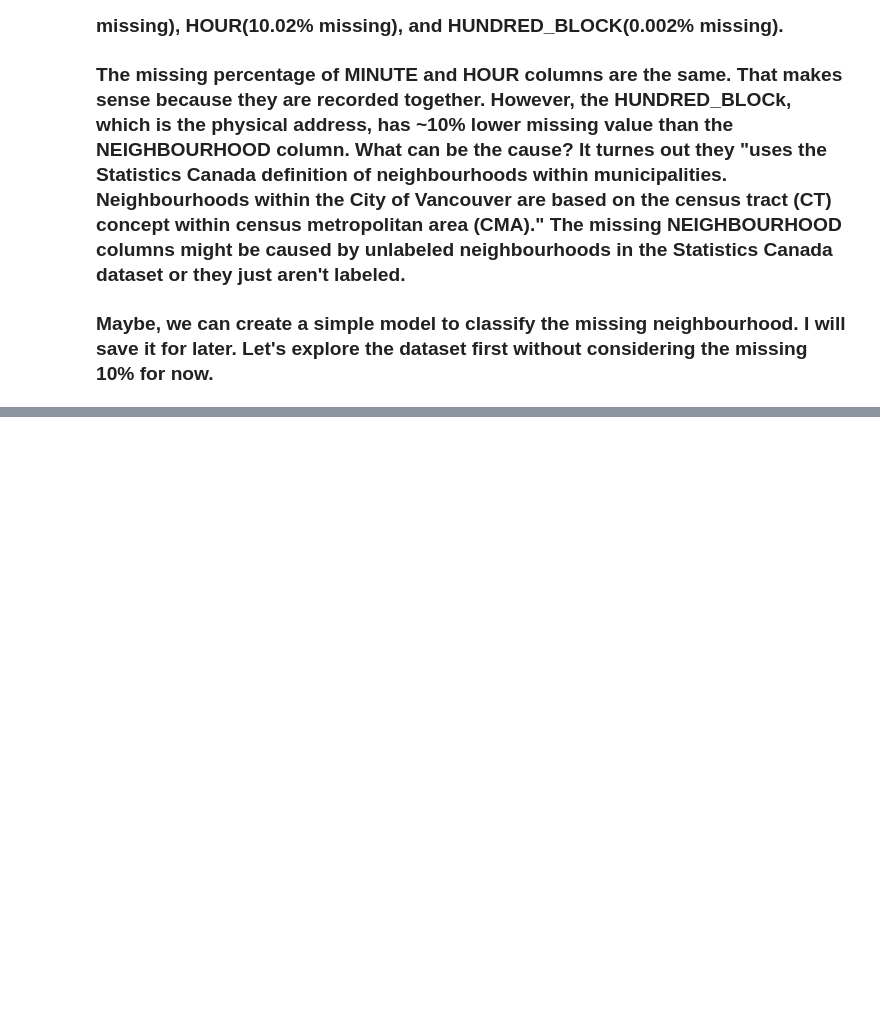
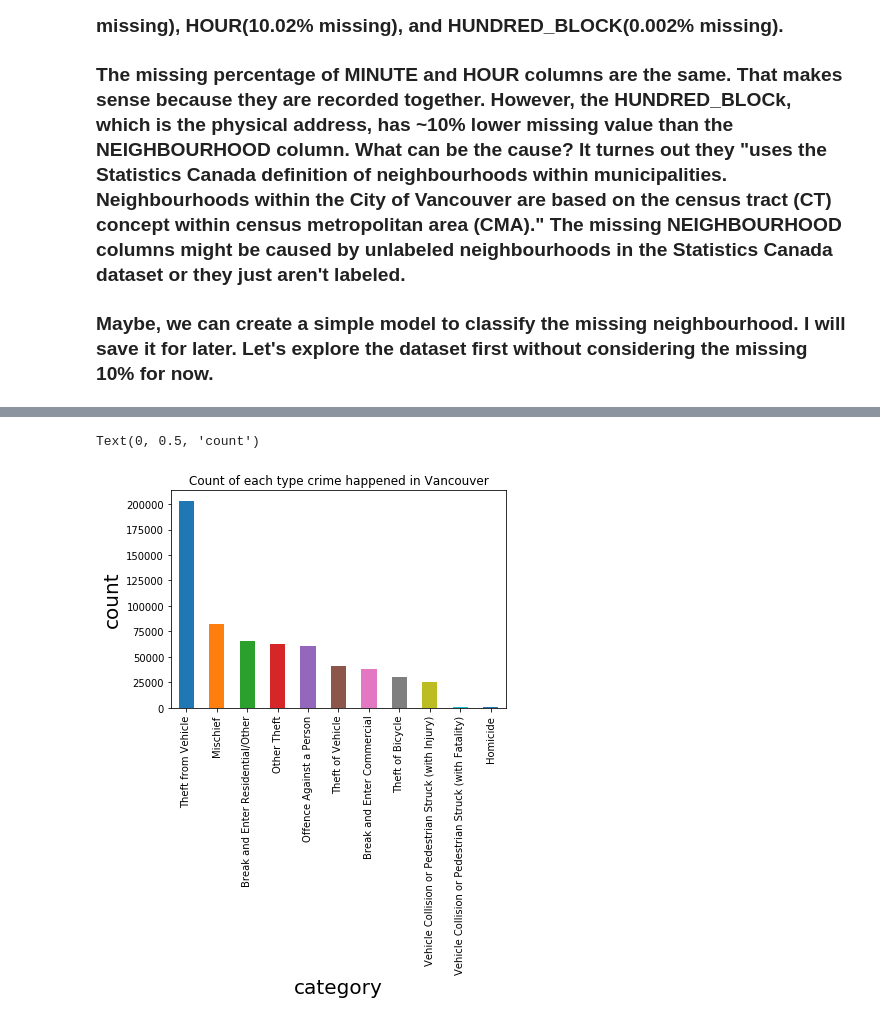
Before and after one commit to KangboLu/Exploratory-Analysis-of-Vancouver-Crimes, a Jupyter notebook: Exploratory Analysis of Vancouver Crime Data .ipynb, the cells around one changed output, grey strips where cells are left out. Drawn from its saved outputs; the diff is of its cells as text; code cells hidden in the pictures; blank space fills up the shorter version.

```diff
--- a/Exploratory Analysis of Vancouver Crime Data .ipynb
+++ b/Exploratory Analysis of Vancouver Crime Data .ipynb
@@ -64,0 +90,8 @@ dtype: float64
+# %%
+# iris flower dataset class distribution
+nameplot = crime_records['TYPE'].value_counts().plot.bar(title='Count of each type crime happened in Vancouver')
+nameplot.set_xlabel('category',size=20)
+nameplot.set_ylabel('count',size=20)
+# %% [output]
+Text(0, 0.5, 'count')
+[figure, added]
```
Also changed, not shown: parts of 17 cells of this notebook.
